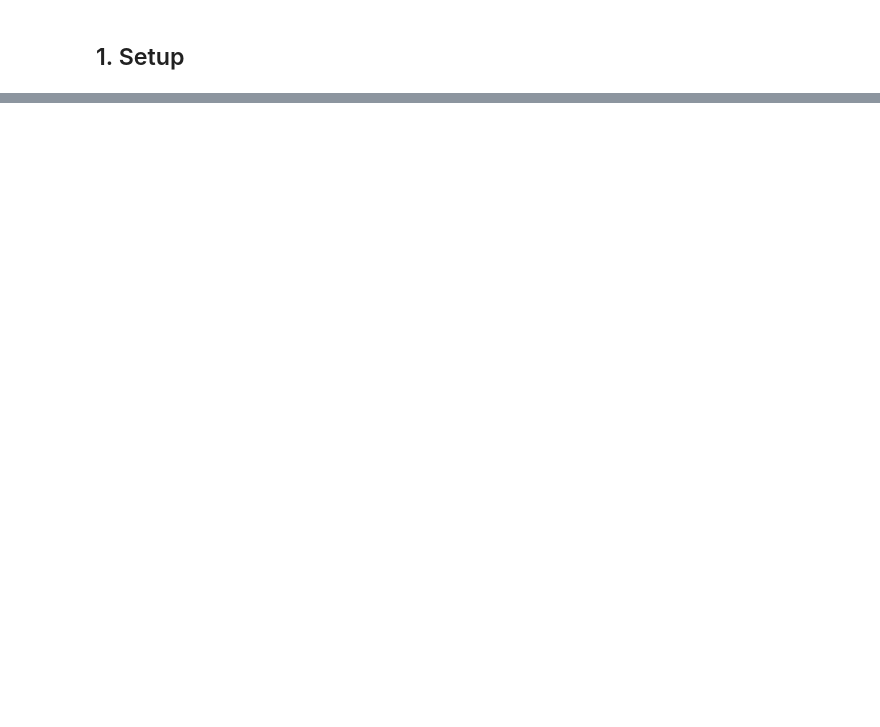
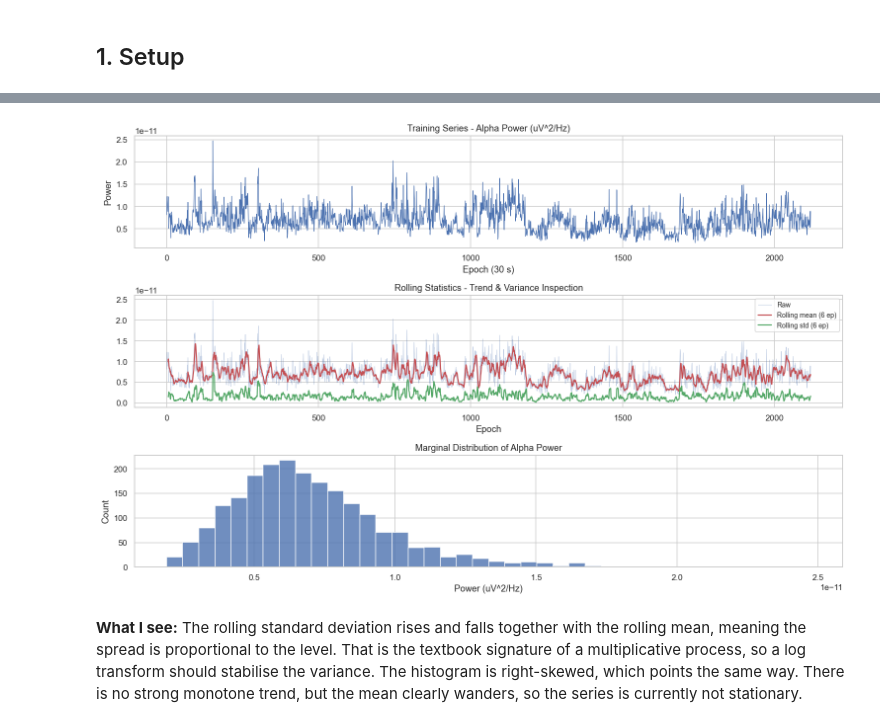
Before and after one commit to clarktenge/eeg-sleep-sarima, a Jupyter notebook: eeg_sleep_sarima.ipynb, the cells around one changed output, grey strips where cells are left out. Drawn from its saved outputs; the diff is of its cells as text; code cells hidden in the pictures; blank space fills up the shorter version.

```diff
--- a/eeg_sleep_sarima.ipynb
+++ b/eeg_sleep_sarima.ipynb
@@ -115,28 +104,21 @@ def bandpass_filter(signal_arr, lo, hi, fs, order=4):
     sos = signal.butter(order, [lo/nyq, hi/nyq], btype='band', output='sos')
     return signal.sosfiltfilt(sos, signal_arr)
 
-
-def compute_epoch_alpha_power(raw_signal, fs, epoch_sec=EPOCH_SEC,
-                               lo=ALPHA_LO, hi=ALPHA_HI):
-    """Construct the univariate alpha-power time series X_t."""
+def compute_epoch_alpha_power(raw_signal, fs, epoch_sec=EPOCH_SEC, lo=ALPHA_LO, hi=ALPHA_HI):
+    """Build the univariate alpha-power series X_t, one value per epoch."""
     N_ep = int(fs * epoch_sec)
     n_epochs = len(raw_signal) // N_ep
     alpha_power = np.empty(n_epochs)
     for t in range(n_epochs):
         seg = raw_signal[t*N_ep:(t+1)*N_ep]
         filt = bandpass_filter(seg, lo, hi, fs)
-        freqs, pxx = signal.welch(filt, fs=fs, nperseg=int(fs*2),
-                                   window='hann', scaling='density')
+        freqs, pxx = signal.welch(filt, fs=fs, nperseg=int(fs*2), window='hann', scaling='density')
         mask = (freqs >= lo) & (freqs <= hi)
-        alpha_power[t] = np.trapz(pxx[mask], freqs[mask])
+        alpha_power[t] = np.trapezoid(pxx[mask], freqs[mask])   # np.trapz renamed in NumPy 2.x
     return alpha_power
 
-
-print('Extracting alpha power per epoch (this takes ~30 seconds)...')
 X_raw = compute_epoch_alpha_power(raw_eeg, sfreq)
 X_t = pd.Series(X_raw, name='alpha_power_uV2')
-print(f'Series length : {len(X_t)} epochs')
-print(f'Duration      : {len(X_t)*EPOCH_SEC/3600:.1f} hours')
-print(f'Value range   : [{X_t.min():.3e}, {X_t.max():.3e}] \u03bcV\u00b2/Hz')
-print(f'Mean          : {X_t.mean():.3e}')
-print(f'Skewness      : {X_t.skew():.3f}')
+print(f'Series length : {len(X_t)} epochs  (~{len(X_t)*EPOCH_SEC/3600:.1f} hours)')
+print(f'Value range   : [{X_t.min():.3e}, {X_t.max():.3e}] uV^2/Hz')
+print(f'Mean          : {X_t.mean():.3e}   Skewness: {X_t.skew():.3f}')
@@ -651,0 +151,27 @@ print(f'  RMSE = {rmse:.4e}  MAE = {mae:.4e}')
+# %%
+fig, axes = plt.subplots(3, 1, figsize=(14, 9))
+axes[0].plot(train.values, color='#4C72B0', lw=0.8)
+axes[0].set_title('Training Series - Alpha Power (uV^2/Hz)')
+axes[0].set_xlabel('Epoch (30 s)'); axes[0].set_ylabel('Power')
+
+roll = train.rolling(window=6)
+axes[1].plot(train.values, alpha=0.35, color='#4C72B0', lw=0.7, label='Raw')
+axes[1].plot(roll.mean().values, color='#C44E52', lw=1.5, label='Rolling mean (6 ep)')
+axes[1].plot(roll.std().values,  color='#55A868', lw=1.5, label='Rolling std (6 ep)')
+axes[1].set_title('Rolling Statistics - Trend & Variance Inspection')
+axes[1].set_xlabel('Epoch'); axes[1].legend(fontsize=9)
+
+axes[2].hist(train.dropna(), bins=40, color='#4C72B0', edgecolor='white', alpha=0.8)
+axes[2].set_title('Marginal Distribution of Alpha Power')
+axes[2].set_xlabel('Power (uV^2/Hz)'); axes[2].set_ylabel('Count')
+
+plt.tight_layout()
+plt.savefig(f'{FIGURES_DIR}/eda_plots.png', bbox_inches='tight')
+plt.show()
+# %% [output]
+[figure, added]
+# %% [markdown]
+**What I see:** The rolling standard deviation rises and falls together with the rolling mean, meaning the spread is
+proportional to the level. That is the textbook signature of a multiplicative process, so a log transform should
+stabilise the variance. The histogram is right-skewed, which points the same way. There is no strong monotone
+trend, but the mean clearly wanders, so the series is currently not stationary.
```
Also changed, not shown: parts of 61 cells of this notebook, 12 other files.
